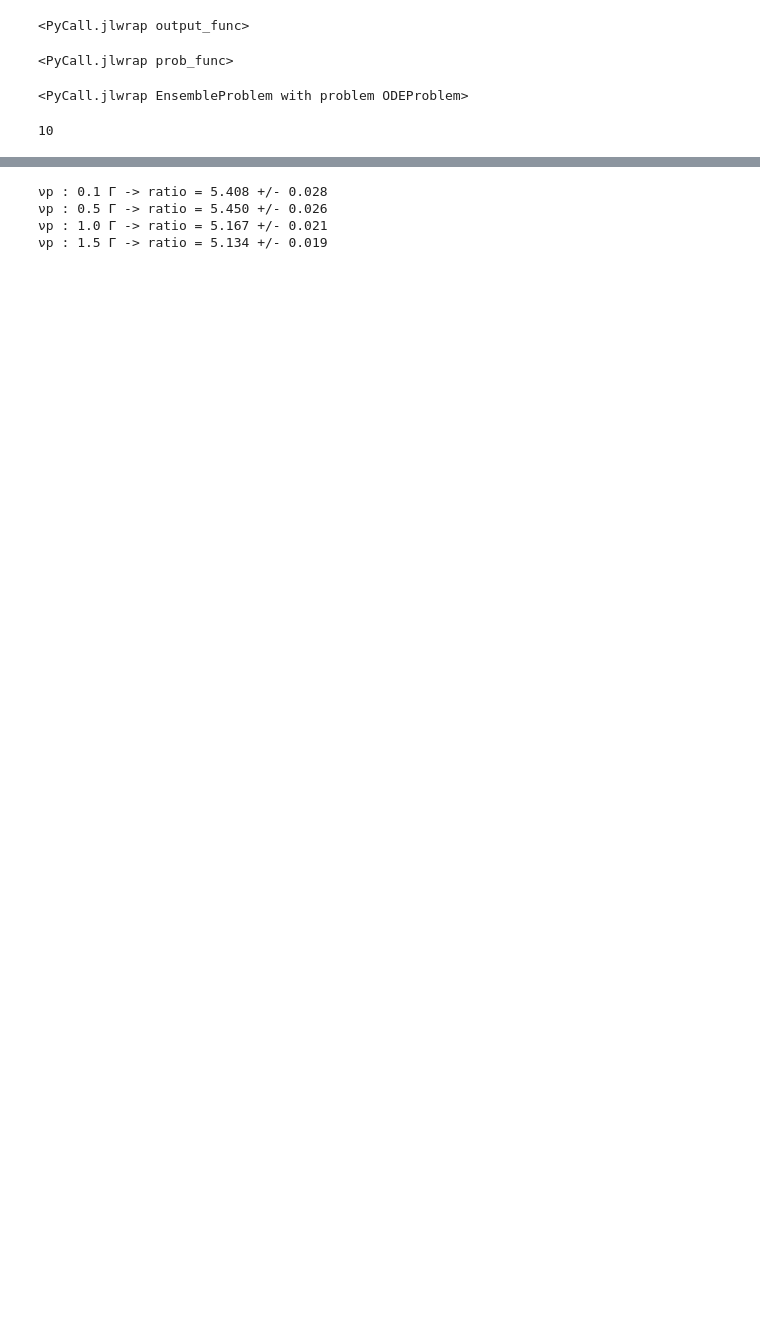
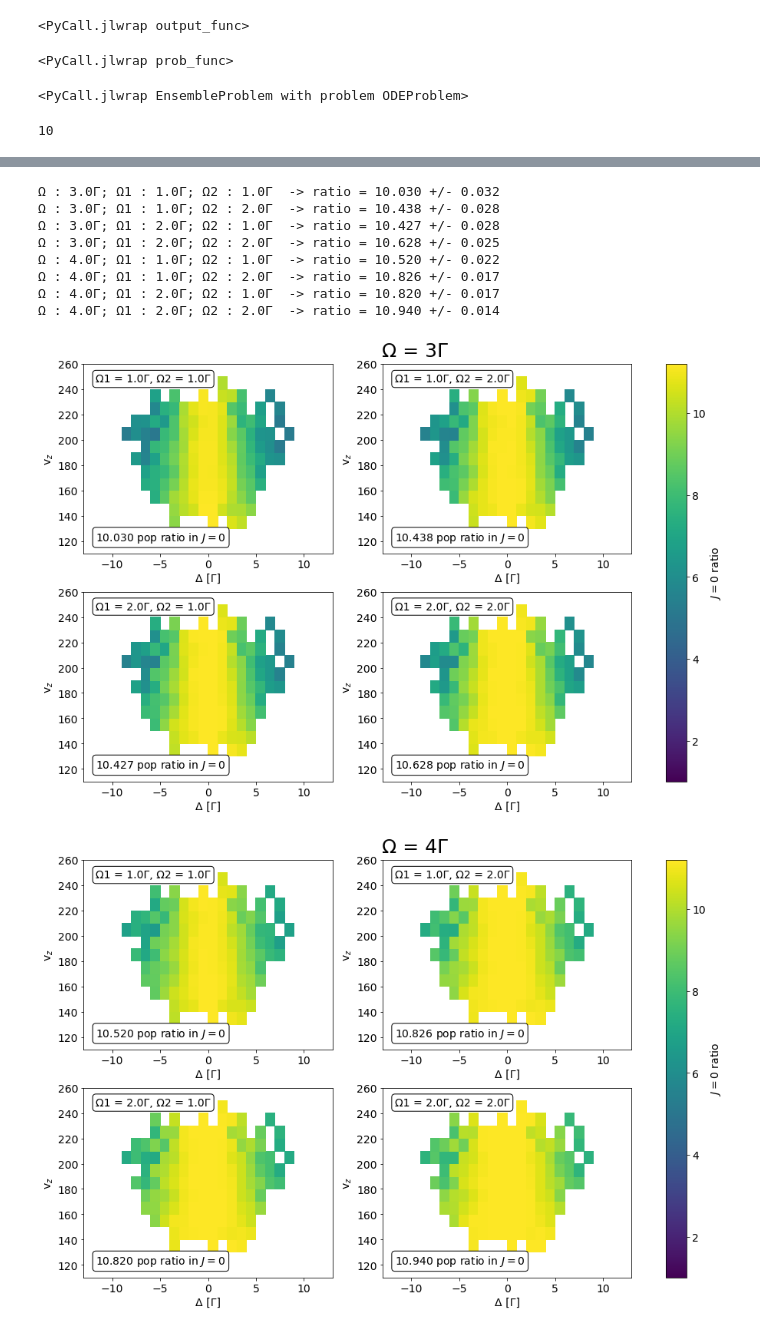
Before and after one commit to ograsdijk/optical-bloch, a Jupyter notebook: with microwaves/Multipassed with 2D intensity and apertures 2020_10_28 enlarged beam with J1J2 and J23.ipynb, the cells around one changed output, grey strips where cells are left out. Drawn from its saved outputs; the diff is of its cells as text; code cells hidden in the pictures; blank space fills up the shorter version.

```diff
--- a/with microwaves/Multipassed with 2D intensity and apertures 2020_10_28 enlarged beam with J1J2 and J23.ipynb
+++ b/with microwaves/Multipassed with 2D intensity and apertures 2020_10_28 enlarged beam with J1J2 and J23.ipynb
@@ -958,6 +966,6 @@ fname = 'laser_mu1_rc_pol_switching_freqscan_apertures_2020_10_28_2x_beamheight'
 np.save(fname, results_array)
 # %%
-fname = 'laser_mu1_rc_pol_switching_freqscan_apertures_2020_10_28_2x_beamheight'
+fname = 'laser_mu1mu2_rc_pol_switching_on_apertures_2020_10_28_2x_beamheight_2nd'
 results_array = np.load(fname+'.npy')
 # %%
 # for making Ω slices I round Ω_factor to two digits to preven any floating point issues
@@ -969,14 +977,72 @@ for idx, (νp_factor, Δ_factor, vz_factor, vy_factor, y0_factor, *pops) in tqdm
 # %%
 P0_ini = np.diag(ρ_ini[:4,:4]).sum().real
 
-for νp_factor in np.unique(results_array_J0[:,0]):
-    m = results_array_J0[:,0] == νp_factor
-    mean_population = np.mean(results_array_J0[m][:,-1])/P0_ini
-    mean_err_population = np.std(results_array_J0[m][:,-1]/P0_ini)/np.sqrt(trajectories)
-    f = νp_factor/Γ * 2*np.pi
-    print(f'νp : {f:.1f} Γ -> ratio = {mean_population:.3f} +/- {mean_err_population:.3f}')
+for Ω_factor in np.unique(results_array_J0[:,0]):
+    for Ω1_factor in np.unique(results_array_J0[:,1]):
+        for Ω2_factor in np.unique(results_array_J0[:,2]):
+            m = results_array_J0[:,0] == Ω_factor
+            m1 = results_array_J0[:,1] == Ω1_factor
+            m2 = results_array_J0[:,2] == Ω2_factor
+            m = m & m1 & m2
+            mean_population = np.mean(results_array_J0[m][:,-1])/P0_ini
+            mean_err_population = np.std(results_array_J0[m][:,-1]/P0_ini)/np.sqrt(trajectories)
+            print(f'Ω : {Ω_factor:.1f}Γ; Ω1 : {Ω1_factor/Γ:.1f}Γ; Ω2 : {Ω2_factor/Γ:.1f}Γ  -> ratio = {mean_population:.3f} +/- {mean_err_population:.3f}')
 # %% [output]
-νp : 0.1 Γ -> ratio = 5.408 +/- 0.028
-νp : 0.5 Γ -> ratio = 5.450 +/- 0.026
-νp : 1.0 Γ -> ratio = 5.167 +/- 0.021
-νp : 1.5 Γ -> ratio = 5.134 +/- 0.019
+Ω : 3.0Γ; Ω1 : 1.0Γ; Ω2 : 1.0Γ  -> ratio = 10.030 +/- 0.032
+Ω : 3.0Γ; Ω1 : 1.0Γ; Ω2 : 2.0Γ  -> ratio = 10.438 +/- 0.028
+Ω : 3.0Γ; Ω1 : 2.0Γ; Ω2 : 1.0Γ  -> ratio = 10.427 +/- 0.028
+Ω : 3.0Γ; Ω1 : 2.0Γ; Ω2 : 2.0Γ  -> ratio = 10.628 +/- 0.025
+Ω : 4.0Γ; Ω1 : 1.0Γ; Ω2 : 1.0Γ  -> ratio = 10.520 +/- 0.022
+Ω : 4.0Γ; Ω1 : 1.0Γ; Ω2 : 2.0Γ  -> ratio = 10.826 +/- 0.017
+Ω : 4.0Γ; Ω1 : 2.0Γ; Ω2 : 1.0Γ  -> ratio = 10.820 +/- 0.017
+Ω : 4.0Γ; Ω1 : 2.0Γ; Ω2 : 2.0Γ  -> ratio = 10.940 +/- 0.014
+# %%
+xbins = np.linspace(-13, 13, 27)
+ybins = np.linspace(110, 260, 16)
+
+for Ω_factor in np.unique(results_array_J0[:,0]):
+    fig, axes = plt.subplots(nrows = 2, ncols = 2, figsize = (16,10))
+    fig.suptitle(f'Ω = {Ω_factor:.0f}Γ', fontsize = 25, y = 0.92)
+    axes = axes.flatten()
+    idx = 0
+    for idΩ1, Ω1_factor in enumerate(np.unique(results_array_J0[:,1])):
+        for idΩ2, Ω2_factor in enumerate(np.unique(results_array_J0[:,2])):
+            m = results_array_J0[:,0] == Ω_factor
+            m1 = results_array_J0[:,1] == Ω1_factor
+            m2 = results_array_J0[:,2] == Ω2_factor
+            m = m & m1 & m2
+
+            dat = results_array_J0[m]
+
+            x = dat[:,3]
+            y = dat[:,4]
+            z = dat[:,-1]
+            stat, x_edge, y_edge, bin_number = binned_statistic_2d(x,y,values = z, statistic = 'mean', bins = [xbins, ybins])
+            stat /= np.diag(ρ_ini)[:4].sum().real
+            X, Y = np.meshgrid(x_edge,y_edge)
+
+            ax = axes[idx]
+            cs = ax.pcolormesh(X, Y, stat.T, vmin = 1, vmax = 11.2)
+
+            ax.set_xlabel('Δ [Γ]')
+            ax.set_ylabel(r'v$_z$')
+
+            props = dict(boxstyle='round', facecolor='white', alpha=1)
+            text = f"Ω1 = {Ω1_factor/Γ:.1f}Γ, Ω2 = {Ω2_factor/Γ:.1f}Γ"
+            ax.text(0.05, 0.95, text, transform = ax.transAxes, fontsize = 14, bbox = props,
+                    va = 'top', ha = 'left')
+
+            props = dict(boxstyle='round', facecolor='white', alpha=1)
+            text = f"{z.mean()/P0_ini:.3f} pop ratio in $J=0$"
+            ax.text(0.05, 0.05, text, transform = ax.transAxes, fontsize = 14, bbox = props,
+                    va = 'bottom', ha = 'left')
+
+            set_fontsize(ax, 14)
+            idx += 1
+
+    cbar = fig.colorbar(cs, ax = axes)
+    cbar.ax.set_ylabel(r"$J=0$ ratio")
+    set_fontsize(cbar.ax, 14)
+# %% [output]
+[figure, added]
+[figure, added]
```
Also changed, not shown: parts of 13 cells of this notebook, 2 other files.
